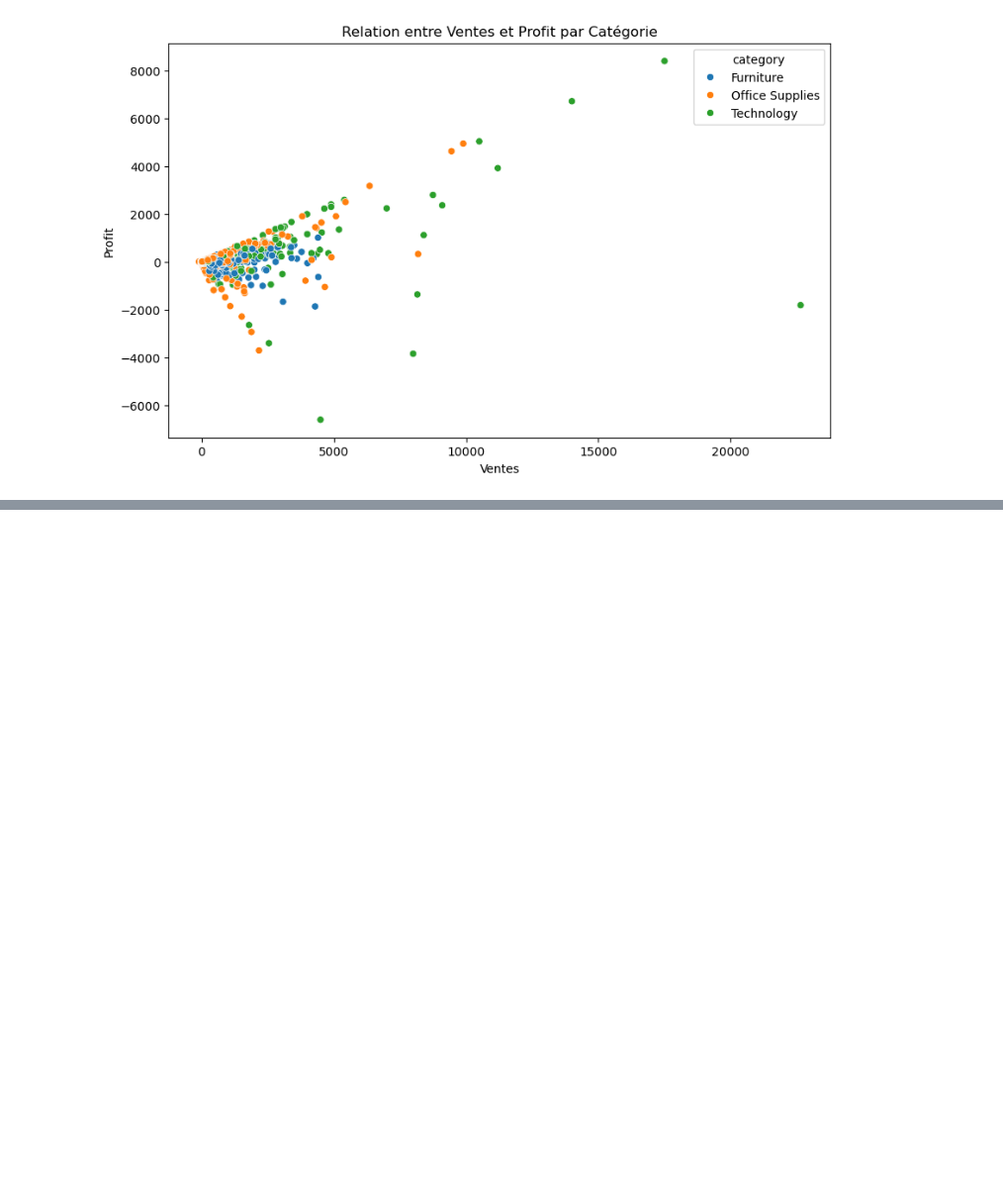
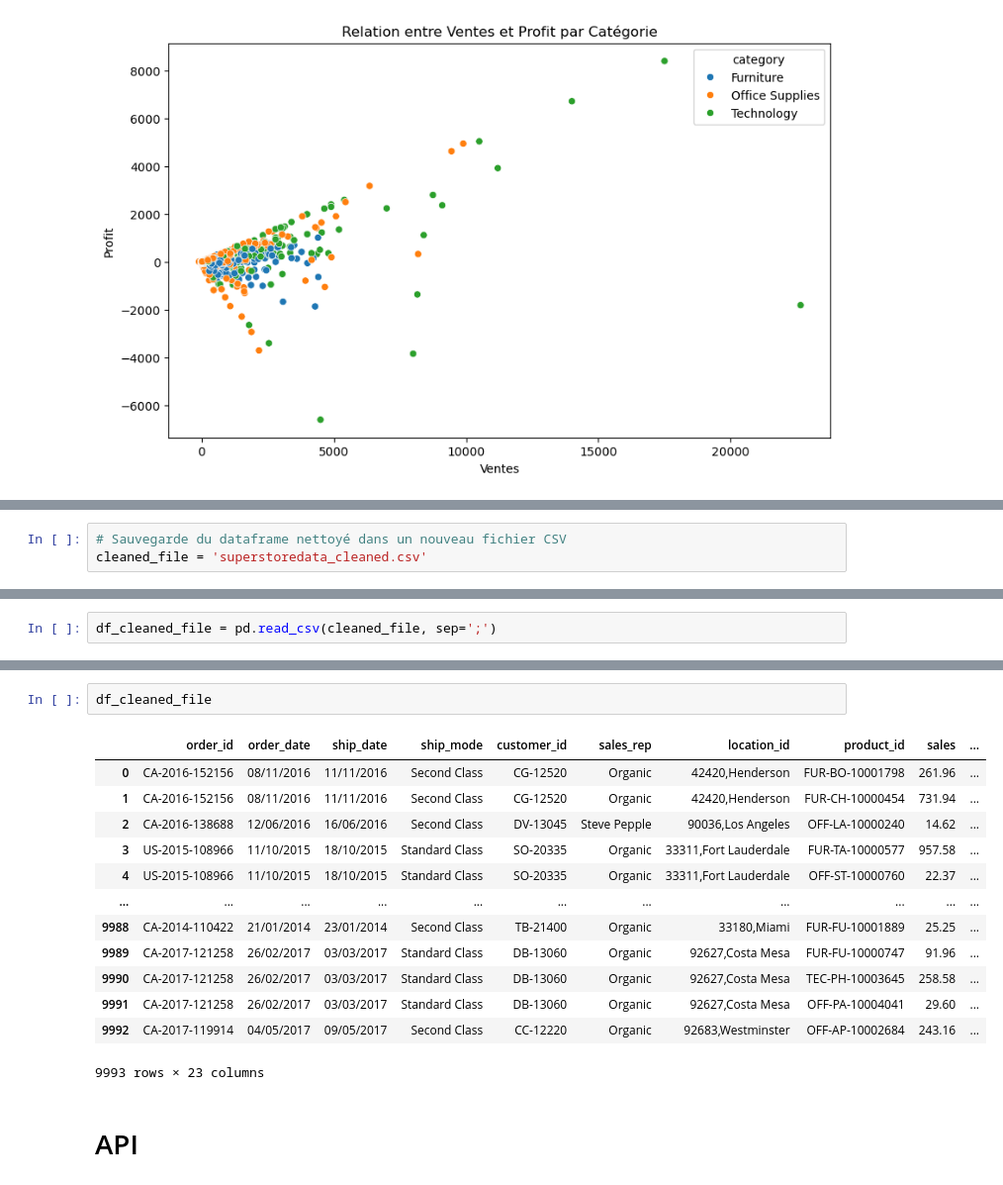
Before and after one commit to raymondgadji/DatAnalyst, a Jupyter notebook: Cours/Semaine11/ADV_Analyse des ventes en ligne.ipynb, the cells around one changed output, grey strips where cells are left out. Shown at 99% size. Saved outputs shown, nothing was run; the diff lists cells and outputs as text; blank space fills up the shorter version.

```diff
--- a/Cours/Semaine11/ADV_Analyse des ventes en ligne.ipynb
+++ b/Cours/Semaine11/ADV_Analyse des ventes en ligne.ipynb
@@ -1666,0 +671,3 @@ df_age_ca.corr( method = "spearman")
+# %%
+# Sauvegarde du dataframe nettoyé dans un nouveau fichier CSV
+cleaned_file = 'superstoredata_cleaned.csv'
@@ -1666,0 +678,2 @@ df_age_ca.corr( method = "spearman")
+# %%
+df_cleaned_file = pd.read_csv(cleaned_file, sep=';')
@@ -1666,0 +690,18 @@ df_age_ca.corr( method = "spearman")
+# %%
+df_cleaned_file
+# %% [output]
+|  | order_id | order_date | ship_date | ship_mode | customer_id | sales_rep | location_id | product_id | sales | ... |
+| 0 | CA-2016-152156 | 08/11/2016 | 11/11/2016 | Second Class | CG-12520 | Organic | 42420,Henderson | FUR-BO-10001798 | 261.96 | ... |
+| 1 | CA-2016-152156 | 08/11/2016 | 11/11/2016 | Second Class | CG-12520 | Organic | 42420,Henderson | FUR-CH-10000454 | 731.94 | ... |
+| 2 | CA-2016-138688 | 12/06/2016 | 16/06/2016 | Second Class | DV-13045 | Steve Pepple | 90036,Los Angeles | OFF-LA-10000240 | 14.62 | ... |
+| 3 | US-2015-108966 | 11/10/2015 | 18/10/2015 | Standard Class | SO-20335 | Organic | 33311,Fort Lauderdale | FUR-TA-10000577 | 957.58 | ... |
+| 4 | US-2015-108966 | 11/10/2015 | 18/10/2015 | Standard Class | SO-20335 | Organic | 33311,Fort Lauderdale | OFF-ST-10000760 | 22.37 | ... |
+| ... | ... | ... | ... | ... | ... | ... | ... | ... | ... | ... |
+| 9988 | CA-2014-110422 | 21/01/2014 | 23/01/2014 | Second Class | TB-21400 | Organic | 33180,Miami | FUR-FU-10001889 | 25.25 | ... |
+| 9989 | CA-2017-121258 | 26/02/2017 | 03/03/2017 | Standard Class | DB-13060 | Organic | 92627,Costa Mesa | FUR-FU-10000747 | 91.96 | ... |
+| 9990 | CA-2017-121258 | 26/02/2017 | 03/03/2017 | Standard Class | DB-13060 | Organic | 92627,Costa Mesa | TEC-PH-10003645 | 258.58 | ... |
+| 9991 | CA-2017-121258 | 26/02/2017 | 03/03/2017 | Standard Class | DB-13060 | Organic | 92627,Costa Mesa | OFF-PA-10004041 | 29.60 | ... |
+| 9992 | CA-2017-119914 | 04/05/2017 | 09/05/2017 | Second Class | CC-12220 | Organic | 92683,Westminster | OFF-AP-10002684 | 243.16 | ... |
+9993 rows × 23 columns
+# %% [markdown]
+# API
```
Also changed, not shown: parts of 150 cells of this notebook, 1 other file.
